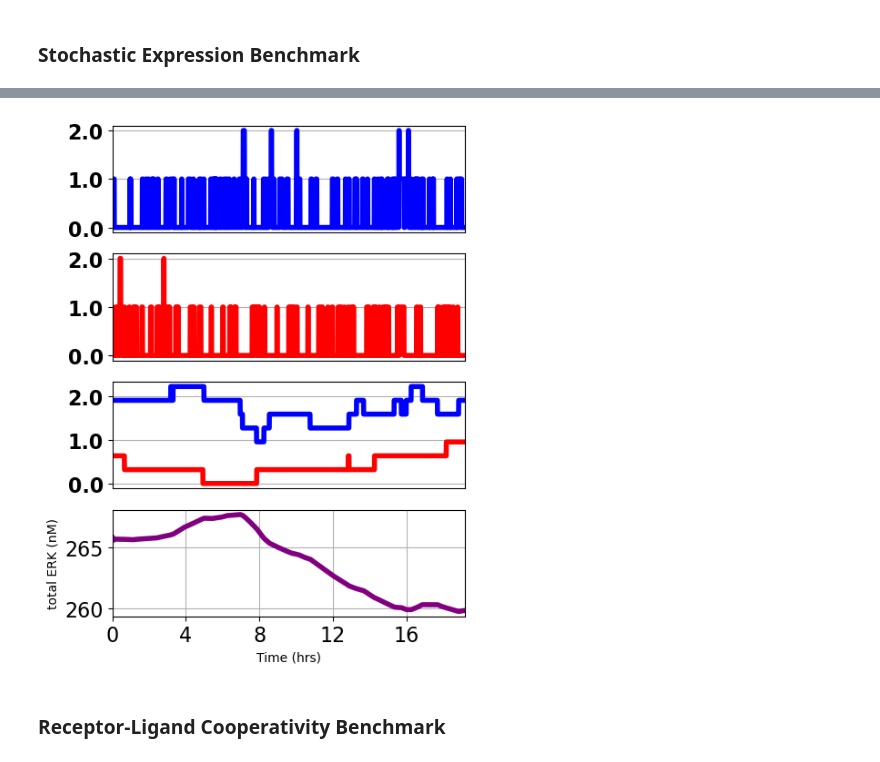
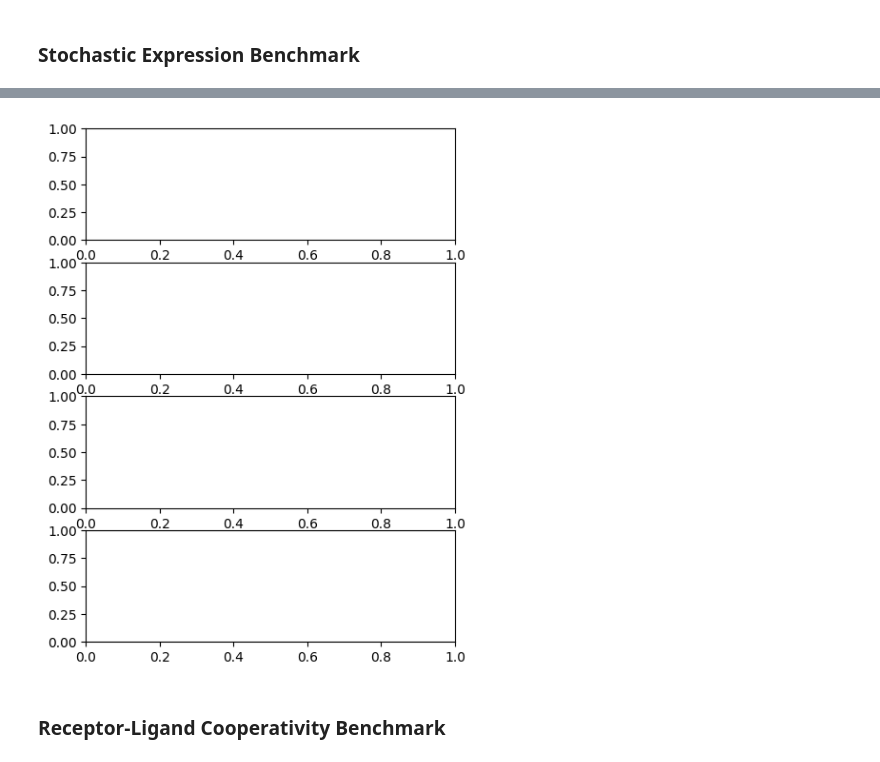
Before and after one commit to SPARCED/SPARCED, a Jupyter notebook: benchmarks/benchmark_utils/visualization/benchmark evaluation notebook.ipynb, the cells around one changed output, grey strips where cells are left out. Saved outputs shown, nothing was run; the diff lists cells and outputs as text; code cells hidden in the pictures.

Commit message:
Further work to modify data saving

```diff
--- a/benchmarks/benchmark_utils/visualization/benchmark evaluation notebook.ipynb
+++ b/benchmarks/benchmark_utils/visualization/benchmark evaluation notebook.ipynb
@@ -27,55 +27,65 @@ os.chdir(os.path.join(sparced_root, 'benchmarks'))
 # %% [markdown]
 ### Stochastic Expression Benchmark
 # %%
-with open('stochastic-expression/stochastic-expression.pkl', 'rb') as f:
-    data = pickle.load(f)
+try: # Stochastic expression of ERK dynamics
+    with open('stochastic-expression/results/stochastic-expression.pkl', 'rb') as f:
+        data = pickle.load(f)
 
-fig, ax = plt.subplots(4, 1, figsize=(5, 7))
+    fig, ax = plt.subplots(4, 1, figsize=(5, 7))
 
-benchmark1_key = [key for key in data.keys()][0]
+    benchmark1_key = [key for key in data.keys()][0]
 
-ax[0].plot(data[benchmark1_key]['toutS']/3600.0,
-           data[benchmark1_key]['xoutG'][:,115],'b',linewidth=4)
+    ax[0].plot(data[benchmark1_key]['toutS']/3600.0,
+            data[benchmark1_key]['xoutG'][:,115],'b',linewidth=4)
 
-ax[0].grid(True)
-ax[0].set_xlim(0, 24)
-ax[0].set_xticks([])
-ax[0].set_yticklabels(ax[0].get_yticks(), fontsize=16, weight='bold')
+    ax[0].grid(True)
+    ax[0].set_xlim(0, 24)
+    ax[0].set_xticks([])
+    ax[0].set_yticklabels(ax[0].get_yticks(), fontsize=16, weight='bold')
 
-ax[1].plot(data[benchmark1_key]['toutS']/3600.0,
-              data[benchmark1_key]['xoutG'][:,116],'r',linewidth=4)
-ax[1].grid(True)
-ax[1].set_xlim(0, 24)
-ax[1].set_xticks([])
-ax[1].set_yticklabels(ax[0].get_yticks(), fontsize=16, weight='bold')
+    ax[1].plot(data[benchmark1_key]['toutS']/3600.0,
+                data[benchmark1_key]['xoutG'][:,116],'r',linewidth=4)
+    ax[1].grid(True)
+    ax[1].set_xlim(0, 24)
+    ax[1].set_xticks([])
+    ax[1].set_yticklabels(ax[0].get_yticks(), fontsize=16, weight='bold')
 
-mRNA_MAPK1_2mpc = data[benchmark1_key]['MAPK1_mRNA']*(1/(1.0E9/(5.2500E-12*6.023E+23)))
-mRNA_MAPK3_2mpc = data[benchmark1_key]['MAPK3_mRNA']*(1/(1.0E9/(5.2500E-12*6.023E+23)))
+    mRNA_MAPK1_2mpc = (data[benchmark1_key]['MAPK1_mRNA']*
+                       (1/(1.0E9/(5.2500E-12*6.023E+23))))
+    mRNA_MAPK3_2mpc = (data[benchmark1_key]['MAPK3_mRNA']*
+                       (1/(1.0E9/(5.2500E-12*6.023E+23))))
 
-ax[2].plot(data[benchmark1_key]['MAPK3_mRNA']/3600.0,mRNA_MAPK1_2mpc,'b',linewidth=4)
-ax[2].grid(True)
-ax[2].set_xlim(0, 24)
+    ax[2].plot(data[benchmark1_key]['MAPK3_mRNA']/3600.0,
+               mRNA_MAPK1_2mpc,'b',linewidth=4)
+    ax[2].grid(True)
+    ax[2].set_xlim(0, 24)
 
-ax[2].set_xticks([])
-ax[2].set_yticklabels(ax[0].get_yticks(), fontsize=16, weight='bold')
+    ax[2].set_xticks([])
+    ax[2].set_yticklabels(ax[0].get_yticks(), fontsize=16, weight='bold')
 
-ax[2].yaxis.get_offset_text().set_fontsize(24)
-ax[2].yaxis.get_offset_text().set_weight('bold')
-# ax[2].ticklabel_format(style='sci', scilimits=(1, 1))
-ax[2].plot(data[benchmark1_key]['toutS']/3600.0,mRNA_MAPK3_2mpc,'r',linewidth=4)
+    ax[2].yaxis.get_offset_text().set_fontsize(24)
+    ax[2].yaxis.get_offset_text().set_weight('bold')
+    # ax[2].ticklabel_format(style='sci', scilimits=(1, 1))
+    ax[2].plot(data[benchmark1_key]['toutS']/3600.0,mRNA_MAPK3_2mpc,
+               'r',linewidth=4)
 
-ax[3].plot(data[benchmark1_key]['toutS']/3600.0,
-         data[benchmark1_key]['ERK_total'],'k',linewidth=4, color = 'purple')
+    ax[3].plot(data[benchmark1_key]['toutS']/3600.0,
+            data[benchmark1_key]['ERK_total'],'k',linewidth=4,
+            color = 'purple')
 
-ax[3].set_xlabel('Time (hrs)')
-ax[3].set_ylabel('total ERK (nM)', multialignment='center')
-ax[3].grid(True)
-ax[3].set_xlim(0, 24)
-ax[3].set_xticklabels(np.arange(0,25,step=4), fontsize=16)
+    ax[3].set_xlabel('Time (hrs)')
+    ax[3].set_ylabel('total ERK (nM)', multialignment='center')
+    ax[3].grid(True)
+    ax[3].set_xlim(0, 24)
+    ax[3].set_xticklabels(np.arange(0,25,step=4), fontsize=16)
 
-# For setting x-tick properties
-ax[3].tick_params(axis='both', labelsize=16)
-ax[3].tick_params(axis='y', labelsize=16)
+    # For setting x-tick properties
+    ax[3].tick_params(axis='both', labelsize=16)
+    ax[3].tick_params(axis='y', labelsize=16)
 
-plt.savefig('Stochastic Expression of ERK Dynamics.png')
+    plt.savefig('stochastic-expression/results/\
+                Stochastic Expression of ERK Dynamics.png')
+
+except:
+    pass
 # %% [output]
@@ -82,4 +94,4 @@ plt.savefig('Stochastic Expression of ERK Dynamics.png')
-[figure, old version]
+[figure, new version]
 # %% [markdown]
 ### Receptor-Ligand Cooperativity Benchmark
 # %%
```
Also changed, not shown: parts of 8 cells of this notebook, 2 other files.
